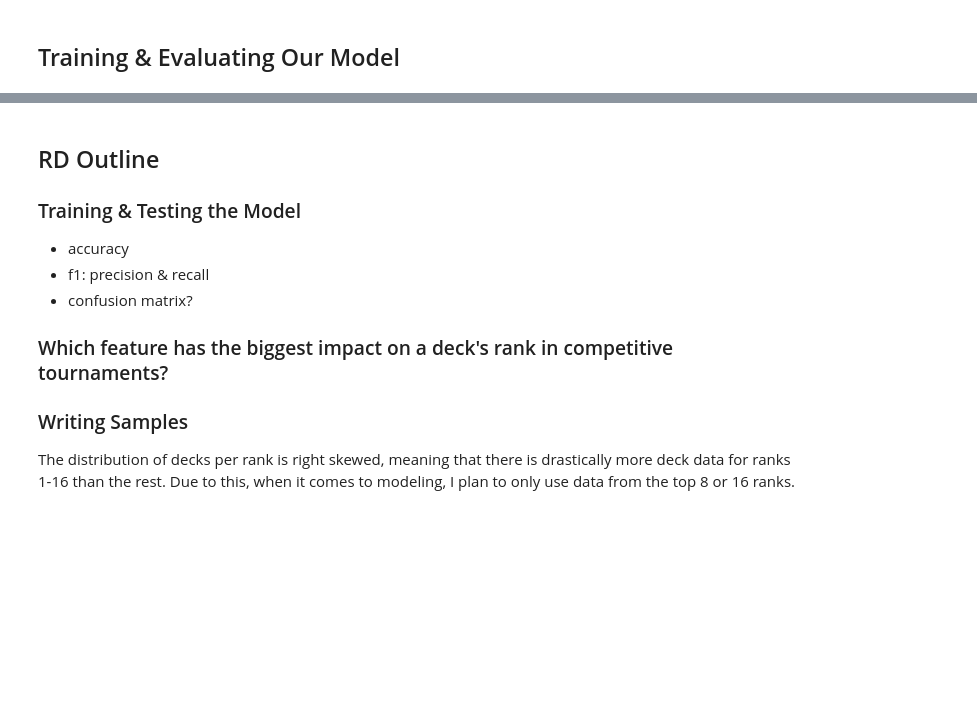
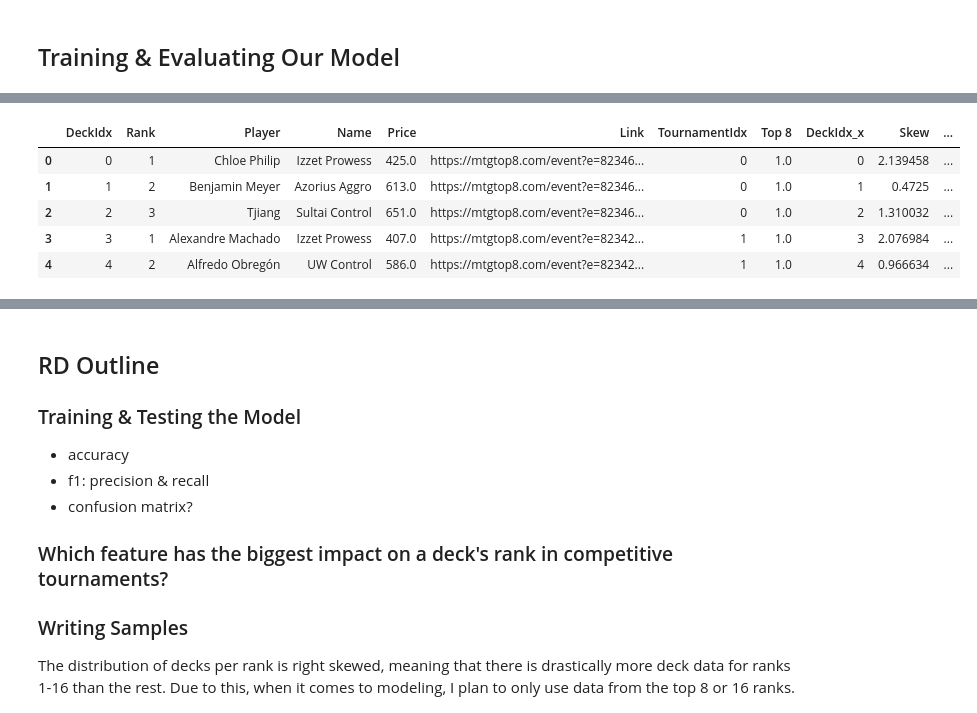
Before and after one commit to abbyortego/cmps-6790-final-tutorial, a Jupyter notebook: Final.ipynb, the cells around one changed output, grey strips where cells are left out. Saved outputs shown, nothing was run; the diff lists cells and outputs as text; code cells hidden in the pictures; blank space fills up the shorter version.

```diff
--- a/Final.ipynb
+++ b/Final.ipynb
@@ -1070,0 +1171,3 @@ Now that are dataset has been constructed with the relevant features, we can spl
+# %%
+dataset_df = decks_df.copy()
+display(dataset_df.head())
@@ -1070,0 +1181,5 @@ Now that are dataset has been constructed with the relevant features, we can spl
+# %%
+dataset_df.loc[dataset_df["Rank"] <= 8, "Top 8"] = 1
+dataset_df.loc[dataset_df["Rank"] > 8, "Top 8"] = 0
+
+display(dataset_df.head())
@@ -1070,0 +1193,15 @@ Now that are dataset has been constructed with the relevant features, we can spl
+# %%
+# mana curve skewness
+dataset_df = dataset_df.merge(mc_skew_df[["DeckIdx", "Skew"]], left_index=True, right_on="DeckIdx", how="inner")
+
+# card type ratios
+dataset_df = dataset_df.merge(ratios_df[["DeckIdx", "Land Ratio", "Creature Ratio", "Spells Ratio"]], left_index=True, right_on="DeckIdx", how="inner")
+
+display(dataset_df.head())
+# %% [output]
+|  | DeckIdx | Rank | Player | Name | Price | Link | TournamentIdx | Top 8 | DeckIdx_x | Skew | ... |
+| 0 | 0 | 1 | Chloe Philip | Izzet Prowess | 425.0 | https://mtgtop8.com/event?e=82346... | 0 | 1.0 | 0 | 2.139458 | ... |
+| 1 | 1 | 2 | Benjamin Meyer | Azorius Aggro | 613.0 | https://mtgtop8.com/event?e=82346... | 0 | 1.0 | 1 | 0.4725 | ... |
+| 2 | 2 | 3 | Tjiang | Sultai Control | 651.0 | https://mtgtop8.com/event?e=82346... | 0 | 1.0 | 2 | 1.310032 | ... |
+| 3 | 3 | 1 | Alexandre Machado | Izzet Prowess | 407.0 | https://mtgtop8.com/event?e=82342... | 1 | 1.0 | 3 | 2.076984 | ... |
+| 4 | 4 | 2 | Alfredo Obregón | UW Control | 586.0 | https://mtgtop8.com/event?e=82342... | 1 | 1.0 | 4 | 0.966634 | ... |
```
Also changed, not shown: parts of 30 cells of this notebook.
